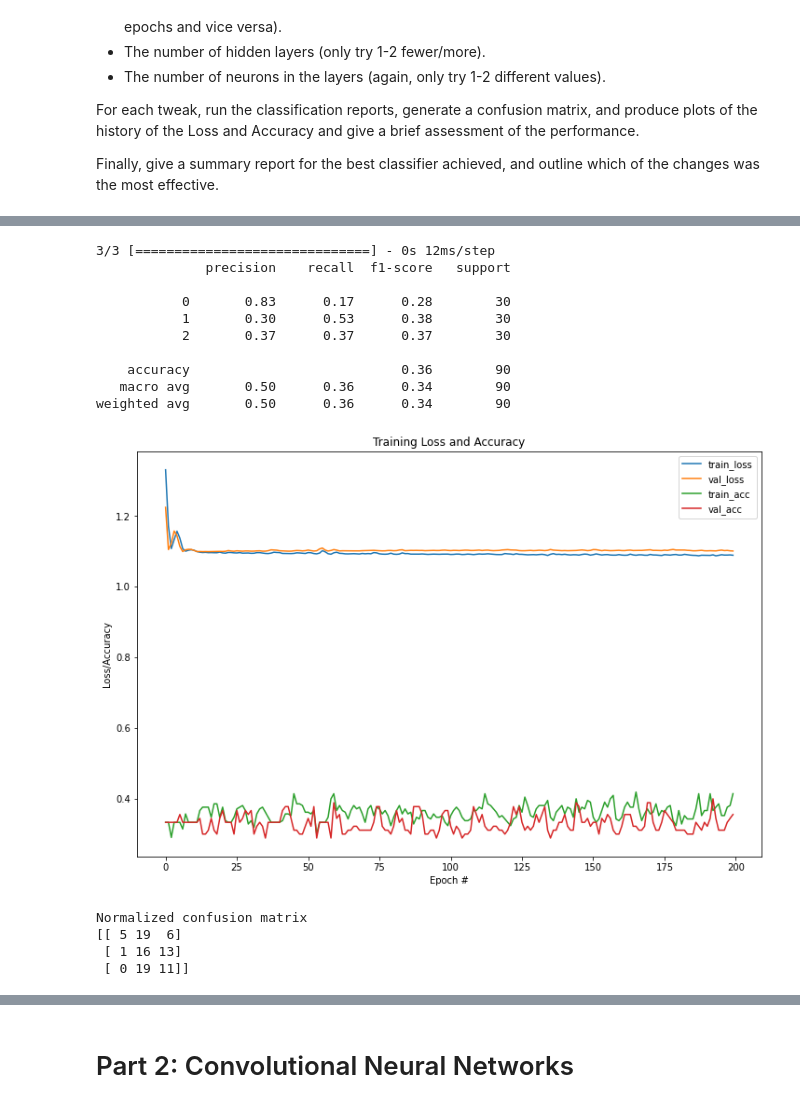
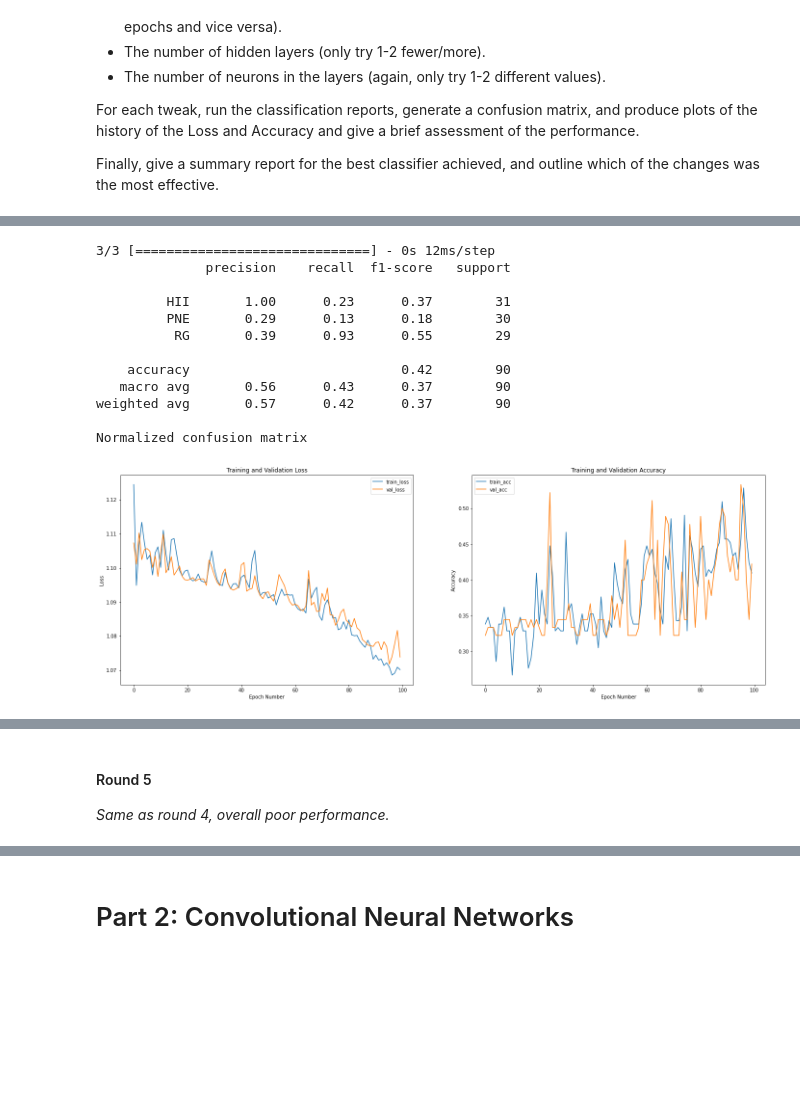
Before and after one commit to crudolphMQU/Data-Science-Techniques-in-Astrophysics, a Jupyter notebook: ASTR3110_Lab3_github.ipynb, the cells around one changed output, grey strips where cells are left out. Cells and saved outputs as stored; diff of their text form; code cells hidden in the pictures; blank space fills up the shorter version.

```diff
--- a/ASTR3110_Lab3_github.ipynb
+++ b/ASTR3110_Lab3_github.ipynb
@@ -812,5 +903,7 @@ Making a function. Noting that we will only allow the following for the explorat
 - 2 times the number of layers
 - 2 times the number of neurons.
 - half the number of neurons.
+# %%
+trainData, testData, trainLabels, testLabels = train_test_split(pixelValues, binarizedLabels, test_size=0.3)
 # %%
 def annFn(extraLayers : int, neurons: float, learnRate: float, epochs: int, momentum: float):
@@ -979,18 +1315,16 @@ Normalized confusion matrix
 # %%
-annFn(extraLayers = 1, neurons = 0.5, learnRate = 0.005, epochs = 200, momentum = 0.9)
+annFn(extraLayers = 1, neurons = 0.5, learnRate = 0.01, epochs = 100, momentum = 0.9)
 # %% [output]
 3/3 [==============================] - 0s 12ms/step
               precision    recall  f1-score   support
 
-           0       0.83      0.17      0.28        30
-           1       0.30      0.53      0.38        30
-           2       0.37      0.37      0.37        30
+         HII       1.00      0.23      0.37        31
+         PNE       0.29      0.13      0.18        30
+          RG       0.39      0.93      0.55        29
 
-    accuracy                           0.36        90
-   macro avg       0.50      0.36      0.34        90
-weighted avg       0.50      0.36      0.34        90
+    accuracy                           0.42        90
+   macro avg       0.56      0.43      0.37        90
+weighted avg       0.57      0.42      0.37        90
+
+Normalized confusion matrix
-[figure, old version]
+[figure, new version]
-Normalized confusion matrix
-[[ 5 19  6]
- [ 1 16 13]
- [ 0 19 11]]
@@ -997,0 +1332,3 @@ Normalized confusion matrix
+# %% [markdown]
+#### Round 5
+*Same as round 4, overall poor performance.*
```
Also changed, not shown: parts of 69 cells of this notebook.
